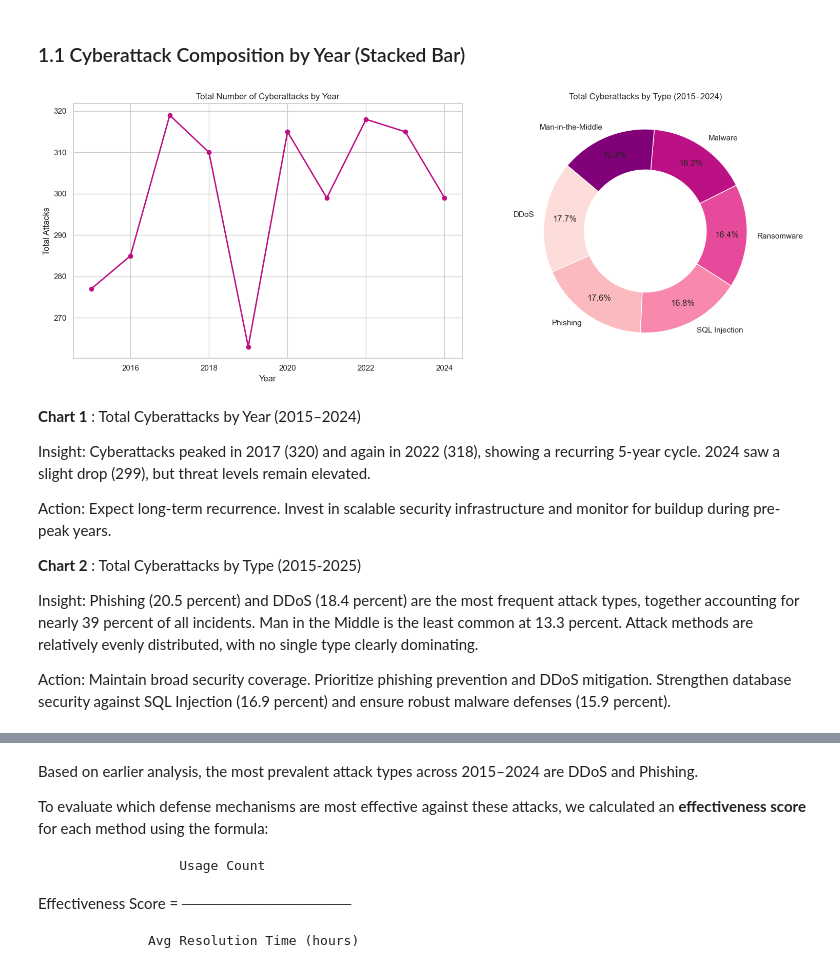
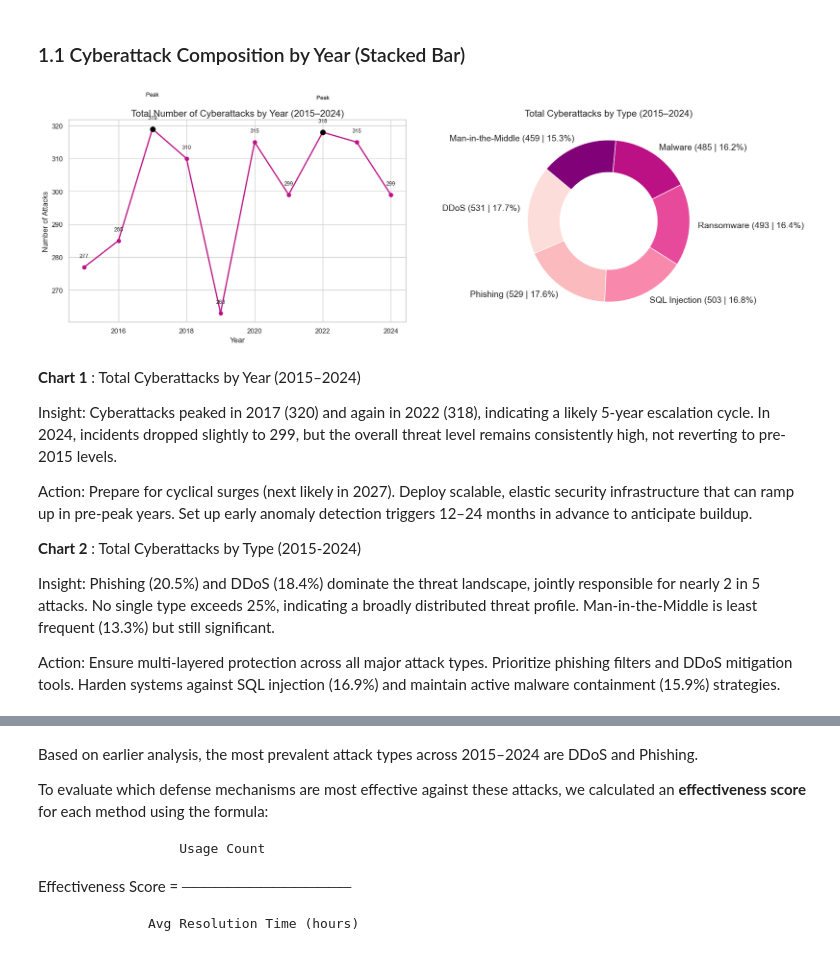
Before and after one commit to dolludaa/Global-Cybersecurity-Threats-2015-2024, a Jupyter notebook: business_analysis.ipynb, the cells around one changed output, grey strips where cells are left out. Saved outputs shown, nothing was run; the diff lists cells and outputs as text; code cells hidden in the pictures.

```diff
--- a/business_analysis.ipynb
+++ b/business_analysis.ipynb
@@ -75,45 +75,64 @@ df.head()
 # %% [markdown]
 ### 1.1 Cyberattack Composition by Year (Stacked Bar)
 # %%
-attack_totals = df['Attack Type'].value_counts()
-
-fig, axes = plt.subplots(1, 2, figsize=(16, 6))
-
 attack_trends = df.groupby(['Year', 'Attack Type']).size().unstack(fill_value=0)
 total_attacks = attack_trends.sum(axis=1)
+attack_totals = df['Attack Type'].value_counts().sort_values(ascending=False)
+
+fig, axes = plt.subplots(1, 2, figsize=(18, 6))
 
 axes[0].plot(total_attacks.index, total_attacks.values, color=palette[4], marker='o', linewidth=2)
-axes[0].set_title('Total Number of Cyberattacks by Year')
-axes[0].set_xlabel('Year')
-axes[0].set_ylabel('Total Attacks')
+for x, y in zip(total_attacks.index, total_attacks.values):
+    axes[0].text(x, y + 3, str(y), ha='center', fontsize=9)
+for year in [2017, 2022]:
+    y_val = total_attacks[year]
+    axes[0].plot(year, y_val, 'o', color='black', markersize=8)
+    axes[0].text(year, y_val + 10, 'Peak', ha='center', color='black', fontsize=9)
+axes[0].set_title('Total Number of Cyberattacks by Year (2015–2024)', fontsize=15)
+axes[0].set_xlabel('Year', fontsize=12)
+axes[0].set_ylabel('Number of Attacks', fontsize=12)
 axes[0].grid(True)
+
+labels = [f"{label} ({count} | {percent:.1f}%)"
+          for label, count, percent in zip(
+              attack_totals.index,
+              attack_totals.values,
+              100 * attack_totals.values / attack_totals.values.sum()
+          )]
 
 axes[1].pie(
     attack_totals.values,
-    labels=attack_totals.index,
-    autopct='%1.1f%%',
+    labels=labels,
     startangle=140,
-    colors=palette,
+    colors=[palette[i % len(palette)] for i in range(len(attack_totals))],
     wedgeprops=dict(width=0.4),
-    pctdistance=0.8
+    textprops={'fontsize': 14}
 )
-axes[1].set_title('Total Cyberattacks by Type (2015–2024)')
+axes[1].set_title('Total Cyberattacks by Type (2015–2024)', fontsize=15)
 
 plt.tight_layout()
 plt.show()
 # %% [output]
-[figure, old version]
+[figure, new version]
 # %% [markdown]
 **Chart 1** : Total Cyberattacks by Year (2015–2024)
 
-Insight: Cyberattacks peaked in 2017 (320) and again in 2022 (318), showing a recurring 5-year cycle. 2024 saw a slight drop (299), but threat levels remain elevated.
+Insight:
+Cyberattacks peaked in 2017 (320) and again in 2022 (318), indicating a likely 5-year escalation cycle. In 2024, incidents dropped slightly to 299, but the overall threat level remains consistently high, not reverting to pre-2015 levels.
 
-Action: Expect long-term recurrence. Invest in scalable security infrastructure and monitor for buildup during pre-peak years.
+Action:
+Prepare for cyclical surges (next likely in 2027).
+Deploy scalable, elastic security infrastructure that can ramp up in pre-peak years.
+Set up early anomaly detection triggers 12–24 months in advance to anticipate buildup.
 
-**Chart 2** : Total Cyberattacks by Type (2015-2025)
+**Chart 2** : Total Cyberattacks by Type (2015-2024)
 
 Insight:
-Phishing (20.5 percent) and DDoS (18.4 percent) are the most frequent attack types, together accounting for nearly 39 percent of all incidents. Man in the Middle is the least common at 13.3 percent. Attack methods are relatively evenly distributed, with no single type clearly dominating.
+Phishing (20.5%) and DDoS (18.4%) dominate the threat landscape, jointly responsible for nearly 2 in 5 attacks.
+No single type exceeds 25%, indicating a broadly distributed threat profile.
+Man-in-the-Middle is least frequent (13.3%) but still significant.
 
 Action:
-Maintain broad security coverage. Prioritize phishing prevention and DDoS mitigation. Strengthen database security against SQL Injection (16.9 percent) and ensure robust malware defenses (15.9 percent).
+Ensure multi-layered protection across all major attack types.
+Prioritize phishing filters and DDoS mitigation tools.
+Harden systems against SQL injection (16.9%) and maintain active malware containment (15.9%) strategies.
```
Also changed, not shown: parts of 12 cells of this notebook.
